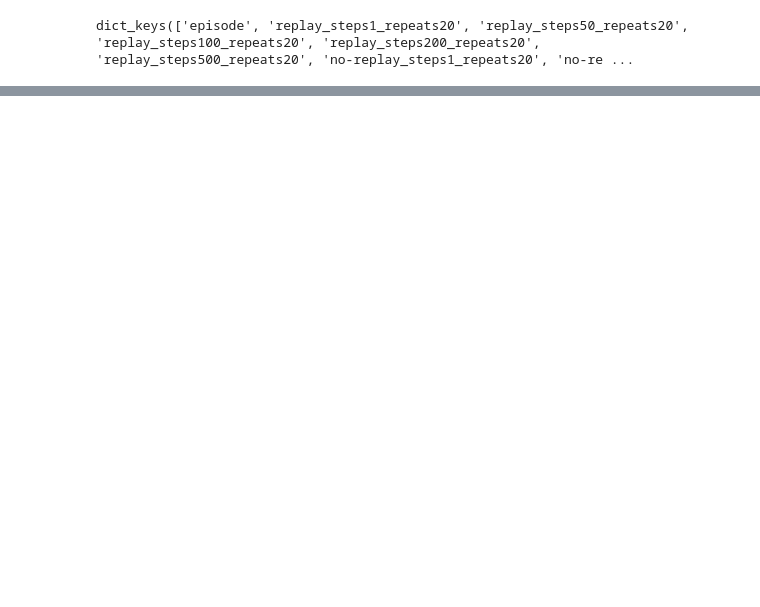
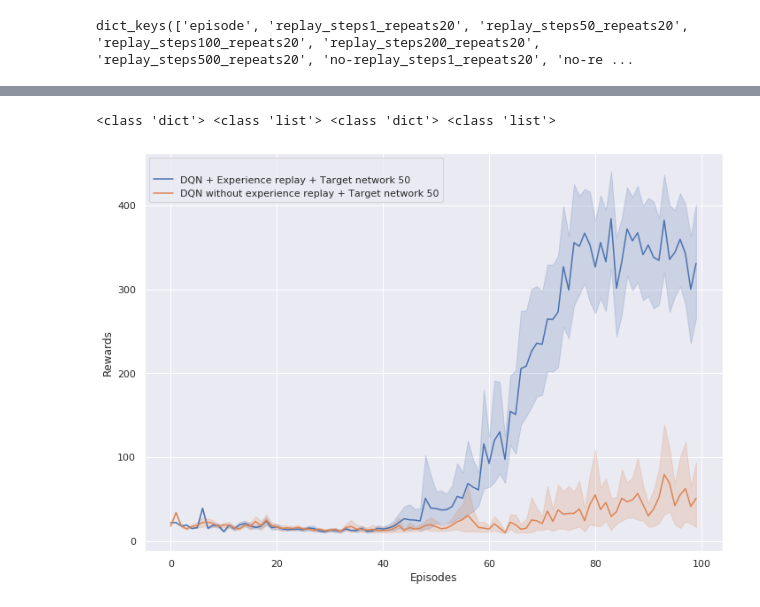
Before and after one commit to YoniSchirris/rl-lab3, a Jupyter notebook: lab3.ipynb, the cells around one changed output, grey strips where cells are left out. Drawn from its saved outputs; the diff is of its cells as text; code cells hidden in the pictures; blank space fills up the shorter version.

Commit message:
analyze results

```diff
--- a/lab3.ipynb
+++ b/lab3.ipynb
@@ -408,0 +410,22 @@ sns.lineplot(x='episode', y='value', hue='variable',
+# %%
+import copy
+
+# plot replay no replay
+new_result = {}
+
+new_result['episode'] = copy.deepcopy(results['episode'])
+new_result['DQN + Experience replay + Target network 50'] = copy.deepcopy(results['replay_steps50_repeats20'])
+new_result['DQN without experience replay + Target network 50'] = copy.deepcopy(results['no-replay_steps50_repeats20'])
+# print(new_result.values())
+test_df = pd.DataFrame(new_result)
+
+a4_dims = (11.7, 8.27)
+fig, ax = plt.subplots(figsize=a4_dims)
+sns.lineplot(ax=ax, x='episode', y='value', hue='variable', data=pd.melt(test_df, ['episode']), ci=95)
+ax.set(xlabel='Episodes', ylabel='Rewards')
+l = ax.legend(loc='upper left')
+# print(l.texts)
+l.texts[0].set_text('')
+# %% [output]
+<class 'dict'> <class 'list'> <class 'dict'> <class 'list'>
+[figure, added]
```
Also changed, not shown: parts of 5 cells of this notebook.
